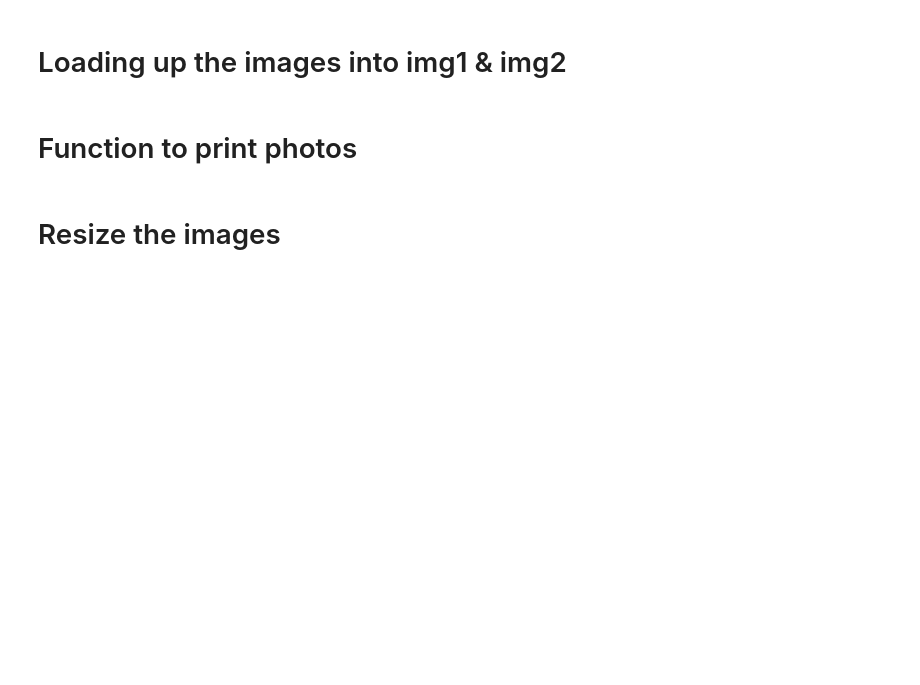
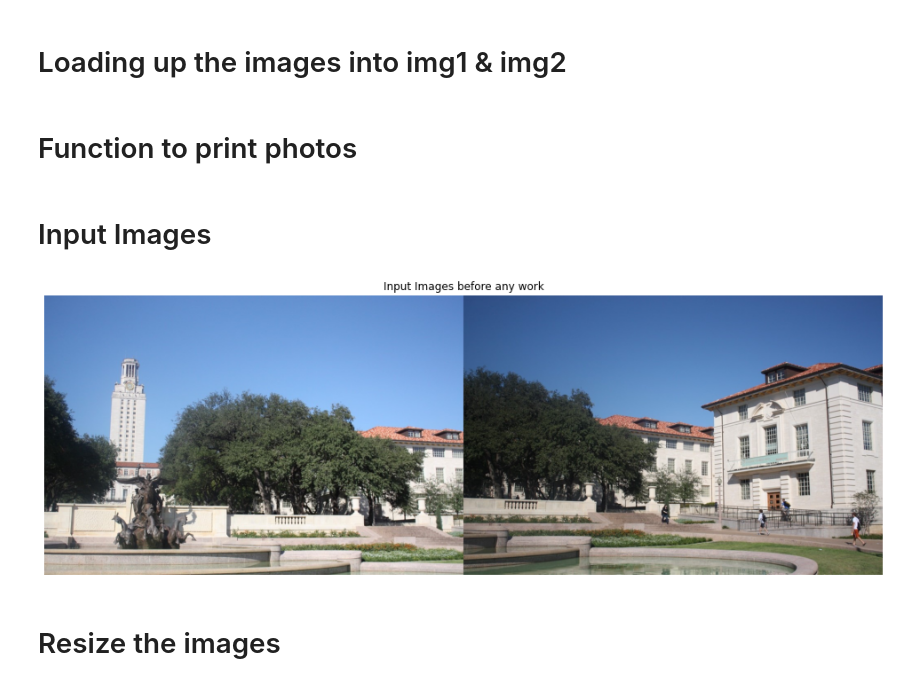
Before and after one commit to Mobad225/Image-Panoramas, a Jupyter notebook: Panorama Image Creator.ipynb, the cells around one changed output. Drawn from its saved outputs; the diff is of its cells as text; code cells hidden in the pictures; blank space fills up the shorter version.

```diff
--- a/Panorama Image Creator.ipynb
+++ b/Panorama Image Creator.ipynb
@@ -52,6 +52,13 @@ def print_photo(data_to_show, c_style = None, single = True, title = None,
       plt.close()
       print()
     return
+# %% [markdown]
+# Input Images
+# %%
+input_imgs = np.concatenate((img1, img2), axis = 1)
+print_photo(input_imgs, true_size = True, title = 'Input Images before any work')
+# %% [output]
+[figure, added]
 # %% [markdown]
 # Resize the images
 # %%
```
